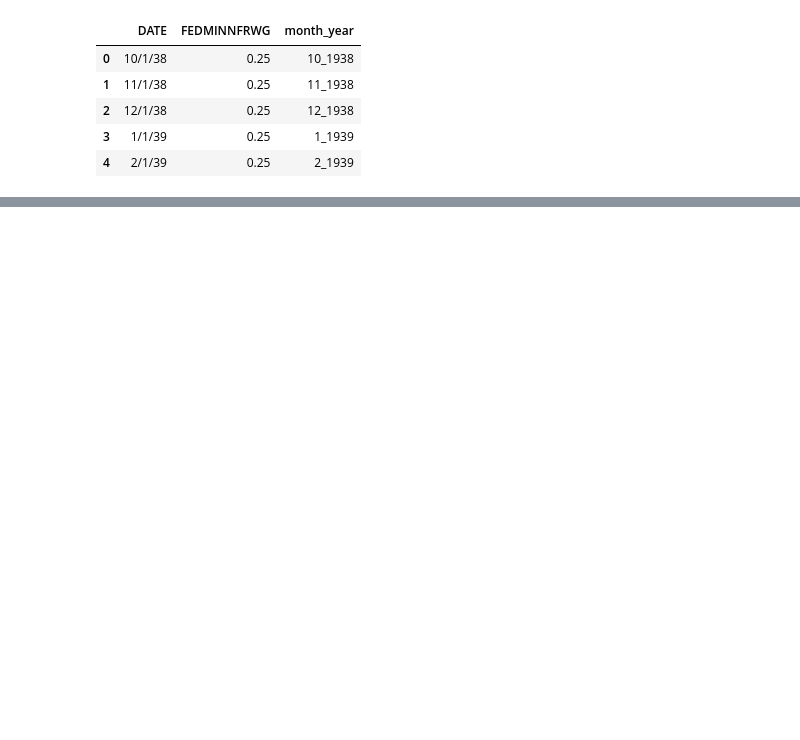
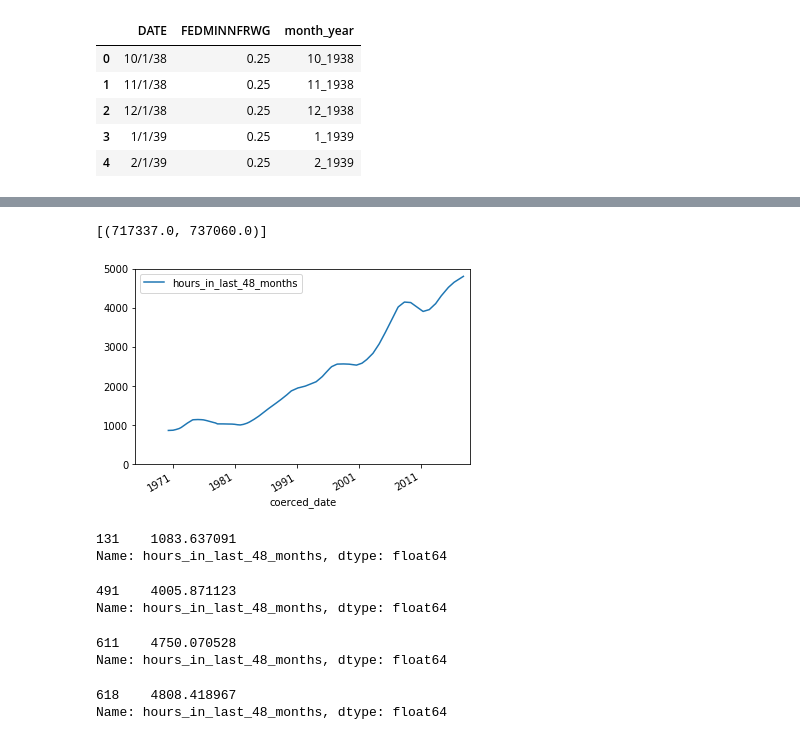
Before and after one commit to ScrippsDC/updateMillennials, a Jupyter notebook: updateMillennials.ipynb, the cells around one changed output, grey strips where cells are left out. Saved outputs shown, nothing was run; the diff lists cells and outputs as text; code cells hidden in the pictures; blank space fills up the shorter version.

Commit message:
Add 2016 and 2017 data

```diff
--- a/updateMillennials.ipynb
+++ b/updateMillennials.ipynb
@@ -113,0 +125,28 @@ data_months_combined[['coerced_date','hours_in_last_48_months']].set_index('coer
+# %%
+#plot all data
+plot = data_months_combined[['coerced_date','hours_in_last_48_months']].set_index('coerced_date').plot()
+plot.set(ylim=(0, None))
+plot.set(xlim=(datetime.date(1965, 1, 1), datetime.date(2019, 1, 1)))
+# %% [output]
+[(717337.0, 737060.0)]
+[figure, added]
+# %%
+data_months_combined[data_months_combined["starting_year"] == 1976]["hours_in_last_48_months"].tail(1)
+# %% [output]
+131    1083.637091
+Name: hours_in_last_48_months, dtype: float64
+# %%
+data_months_combined[data_months_combined["starting_year"] == 2006]["hours_in_last_48_months"].tail(1)
+# %% [output]
+491    4005.871123
+Name: hours_in_last_48_months, dtype: float64
+# %%
+data_months_combined[data_months_combined["starting_year"] == 2016]["hours_in_last_48_months"].tail(1)
+# %% [output]
+611    4750.070528
+Name: hours_in_last_48_months, dtype: float64
+# %%
+data_months_combined[data_months_combined["starting_year"] == 2017]["hours_in_last_48_months"].tail(1)
+# %% [output]
+618    4808.418967
+Name: hours_in_last_48_months, dtype: float64
```
Also changed, not shown: parts of 10 cells of this notebook, 2 other files.
